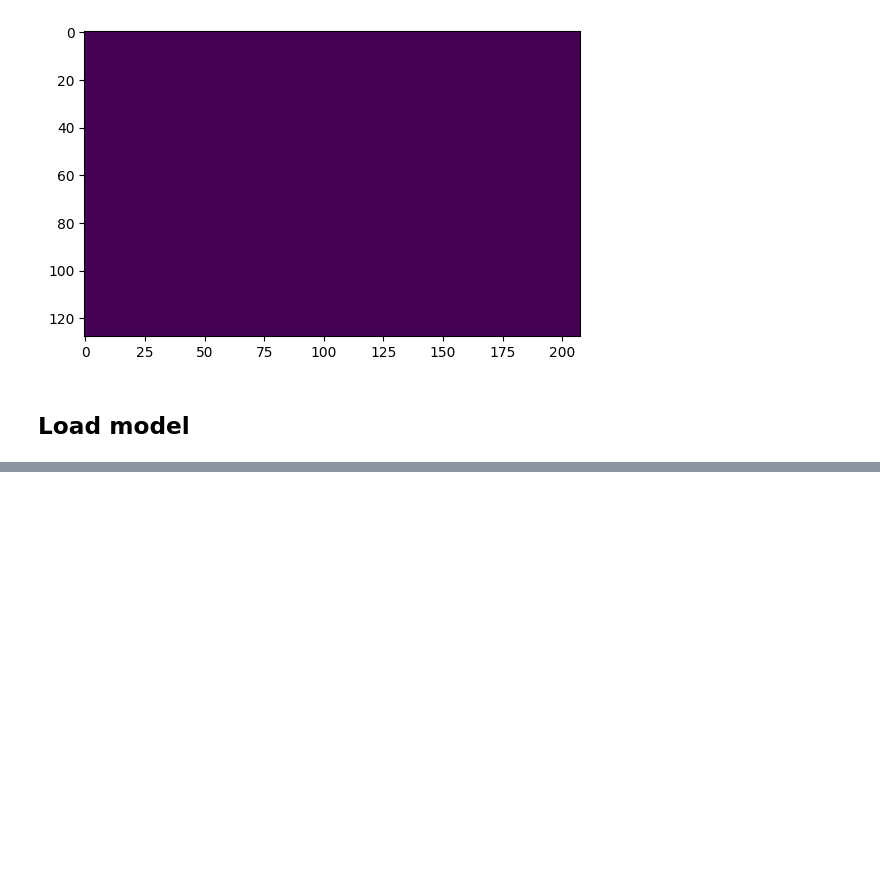
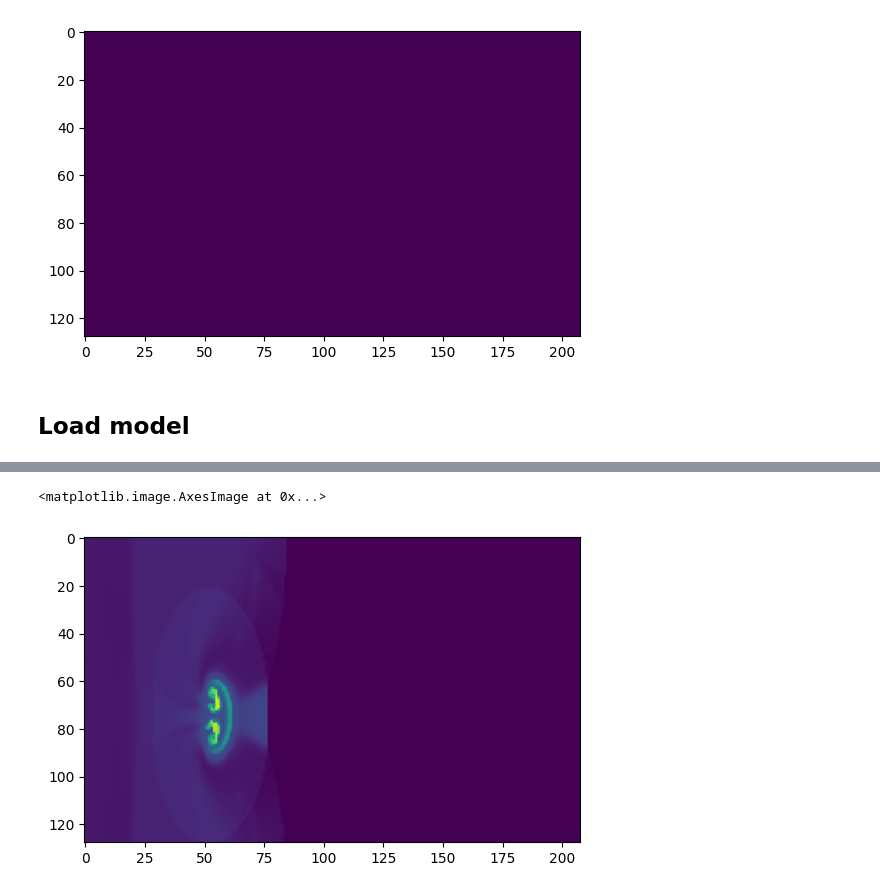
Before and after one commit to hphong1990/PARCv2, a Jupyter notebook: Demo/parc_v2_metalearning.ipynb, the cells around one changed output, grey strips where cells are left out. Saved outputs shown, nothing was run; the diff lists cells and outputs as text; code cells hidden in the pictures; blank space fills up the shorter version.

```diff
--- a/Demo/parc_v2_metalearning.ipynb
+++ b/Demo/parc_v2_metalearning.ipynb
@@ -16,7 +55,7 @@ To enable the following instructions: SSE3 SSE4.1 SSE4.2 AVX, in other operation
 # Data pipeline
 # %%
 # Get data and normalization
-state_seq_whole, vel_seq_whole = data.clip_raw_data(folder_path = '/scratch/jtb3sud/tatb_np', image_size = (128, 208))
+state_seq_whole, vel_seq_whole = data.clip_raw_data(sequence_length = 54, n_state_var = 3, purpose = "diff_training", folder_path = '/scratch/jtb3sud/meta_data/tatb/training', image_size = (128, 208))
 state_seq_norm = data.data_normalization(state_seq_whole,3)
 vel_seq_norm = data.data_normalization(vel_seq_whole,2)
 # %% [output]
@@ -48,7 +79,7 @@ Processing 5793833.npy
 # %% [markdown]
 # Validation
 # %%
-state_seq_whole, vel_seq_whole = data.clip_raw_data(sequence_length = 54, n_state_var = 3, purpose = "test", folder_path = '/scratch/jtb3sud/tatb_np', image_size = (128, 208))
+state_seq_whole, vel_seq_whole = data.clip_raw_data(sequence_length = 54, n_state_var = 3, purpose = "test", folder_path = '/scratch/jtb3sud/meta_data/tatb/testing', image_size = (128, 208))
 state_seq_norm_test = data.data_normalization_test(state_seq_whole, state_seq_norm[1], state_seq_norm[2],3)
 vel_seq_norm_test = data.data_normalization_test(vel_seq_whole, vel_seq_norm[1], vel_seq_norm[2],2)
 # %% [output]
@@ -129,0 +169,5 @@ print(state_rk.shape)
+# %%
+plt.imshow(state_seq_norm_test[6,:,:,39])
+# %% [output]
+<matplotlib.image.AxesImage at 0x...>
+[figure, added]
```
Also changed, not shown: parts of 17 cells of this notebook, 3 other files.
